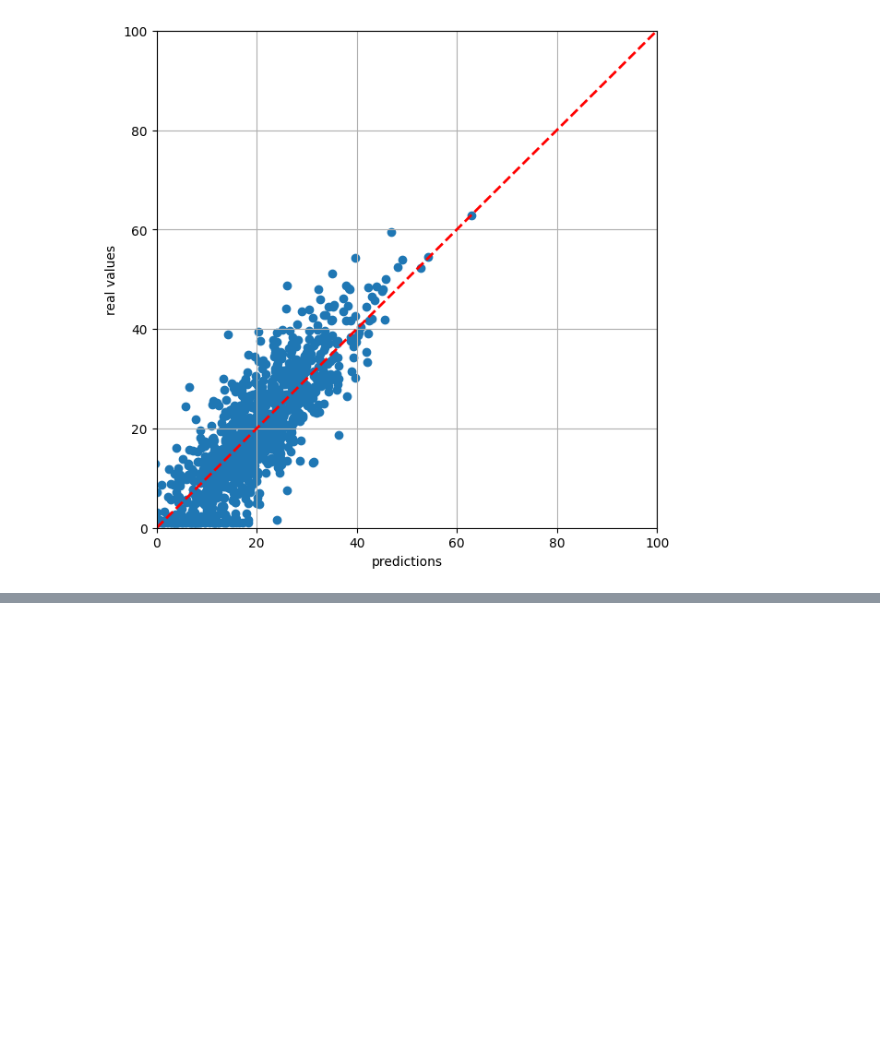
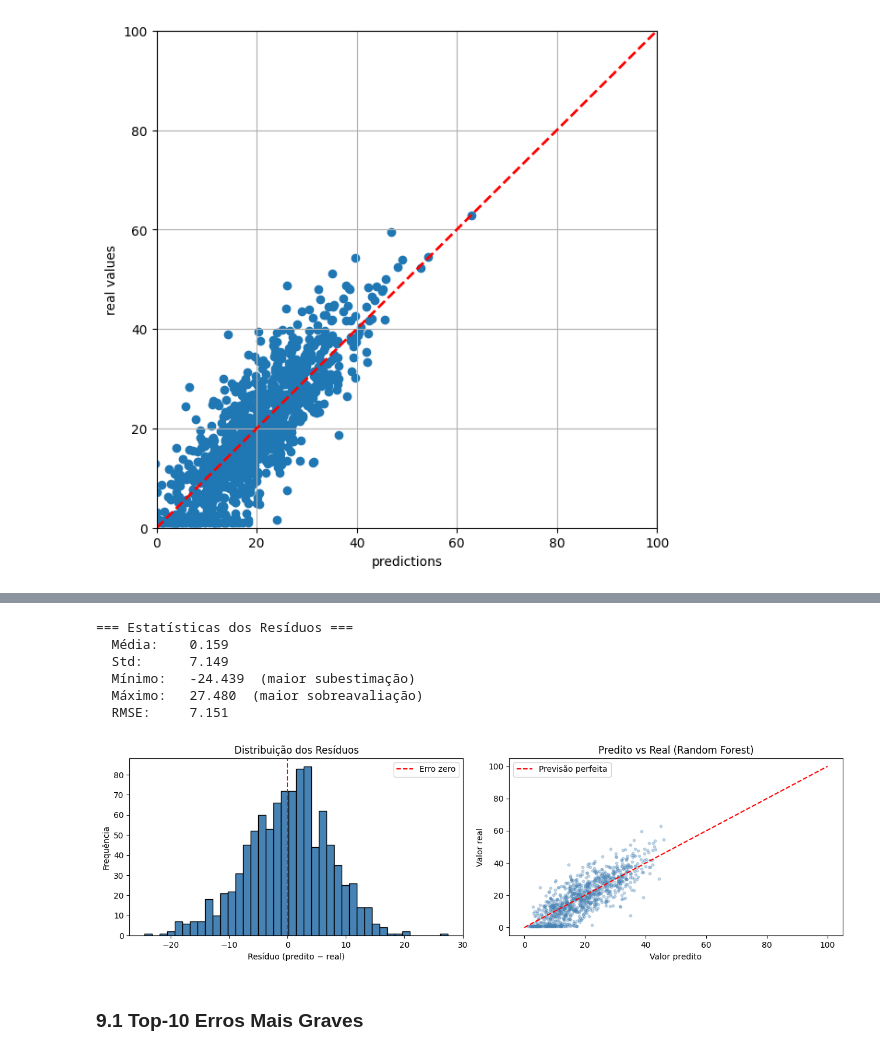
Before and after one commit to OJsan-ForReal/FAA-G22, a Jupyter notebook: projeto_G22_Regressao.ipynb, the cells around one changed output, grey strips where cells are left out. Drawn from its saved outputs; the diff is of its cells as text; code cells hidden in the pictures; blank space fills up the shorter version.

```diff
--- a/projeto_G22_Regressao.ipynb
+++ b/projeto_G22_Regressao.ipynb
@@ -288,0 +469,4 @@ The Maximum Error is:  24.693561022318317
+# %%
+from sklearn.neighbors import KNeighborsRegressor
+
+knn_fs_results = comparar_feature_sets(KNeighborsRegressor(), "KNN Regressor")
@@ -288,0 +685,46 @@ The Maximum Error is:  24.693561022318317
+# %%
+import matplotlib.pyplot as plt
+import numpy as np
+import pandas as pd
+
+# Predições do melhor modelo (RF, full features, já treinado)
+sc_err = sc_rf
+preds_err = grid_rf.best_estimator_.predict(Xt_rf_s)
+residuos_err = preds_err - y_test.values   # predito - real
+
+print("=== Estatísticas dos Resíduos ===")
+print(f"  Média:    {residuos_err.mean():.3f}")
+print(f"  Std:      {residuos_err.std():.3f}")
+print(f"  Mínimo:   {residuos_err.min():.3f}  (maior subestimação)")
+print(f"  Máximo:   {residuos_err.max():.3f}  (maior sobreavaliação)")
+print(f"  RMSE:     {np.sqrt((residuos_err**2).mean()):.3f}")
+
+# ── Distribuição dos resíduos ─────────────────────────────────────────
+fig, axes = plt.subplots(1, 2, figsize=(13, 4))
+
+axes[0].hist(residuos_err, bins=40, edgecolor='black', color='steelblue')
+axes[0].axvline(0, color='red', linestyle='--', linewidth=1.5, label='Erro zero')
+axes[0].set_xlabel("Resíduo (predito − real)")
+axes[0].set_ylabel("Frequência")
+axes[0].set_title("Distribuição dos Resíduos")
+axes[0].legend()
+
+axes[1].scatter(preds_err, y_test.values, alpha=0.3, s=10, color='steelblue')
+axes[1].plot([0, 100], [0, 100], 'r--', linewidth=1.5, label='Previsão perfeita')
+axes[1].set_xlabel("Valor predito")
+axes[1].set_ylabel("Valor real")
+axes[1].set_title("Predito vs Real (Random Forest)")
+axes[1].legend()
+
+plt.tight_layout()
+plt.show()
+# %% [output]
+=== Estatísticas dos Resíduos ===
+  Média:    0.159
+  Std:      7.149
+  Mínimo:   -24.439  (maior subestimação)
+  Máximo:   27.480  (maior sobreavaliação)
+  RMSE:     7.151
+[figure, added]
+# %% [markdown]
+### 9.1 Top-10 Erros Mais Graves
```
Also changed, not shown: parts of 42 cells of this notebook, 2 other files.
